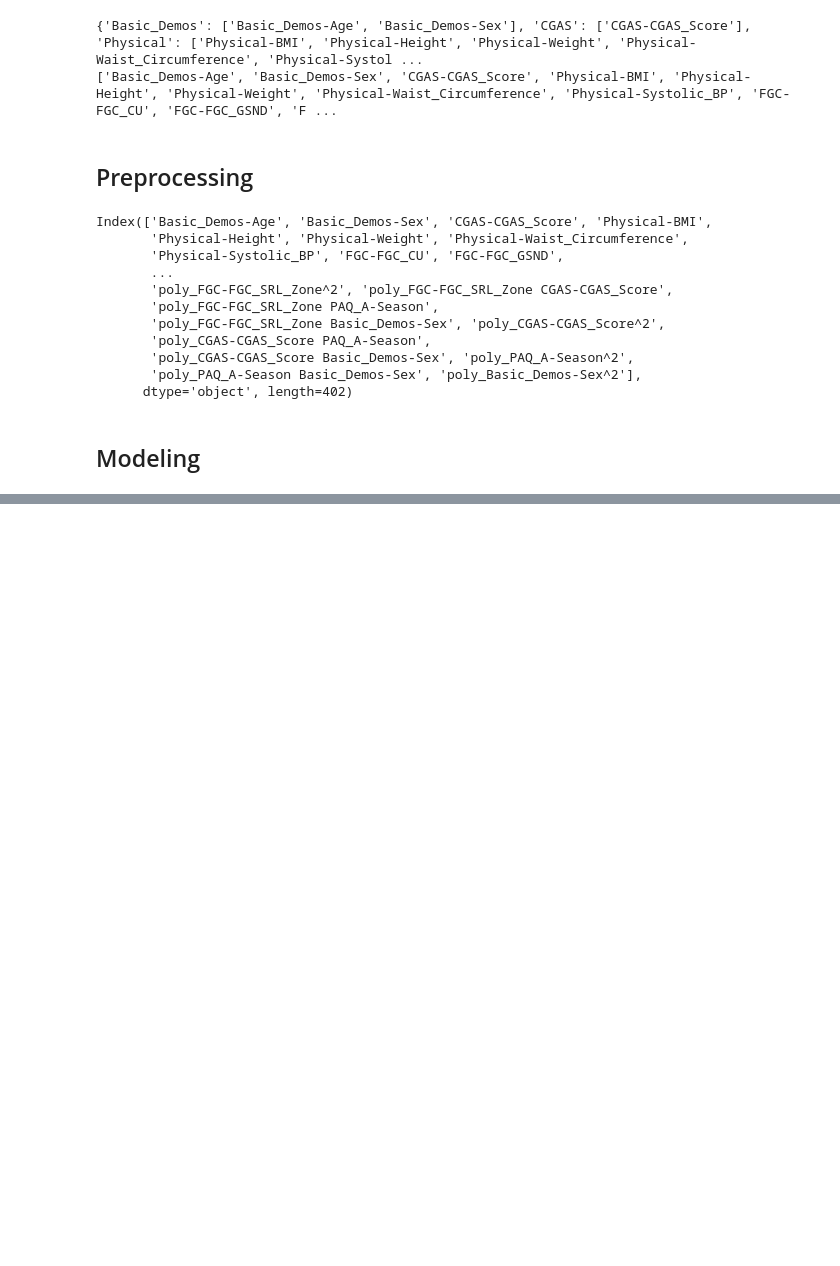
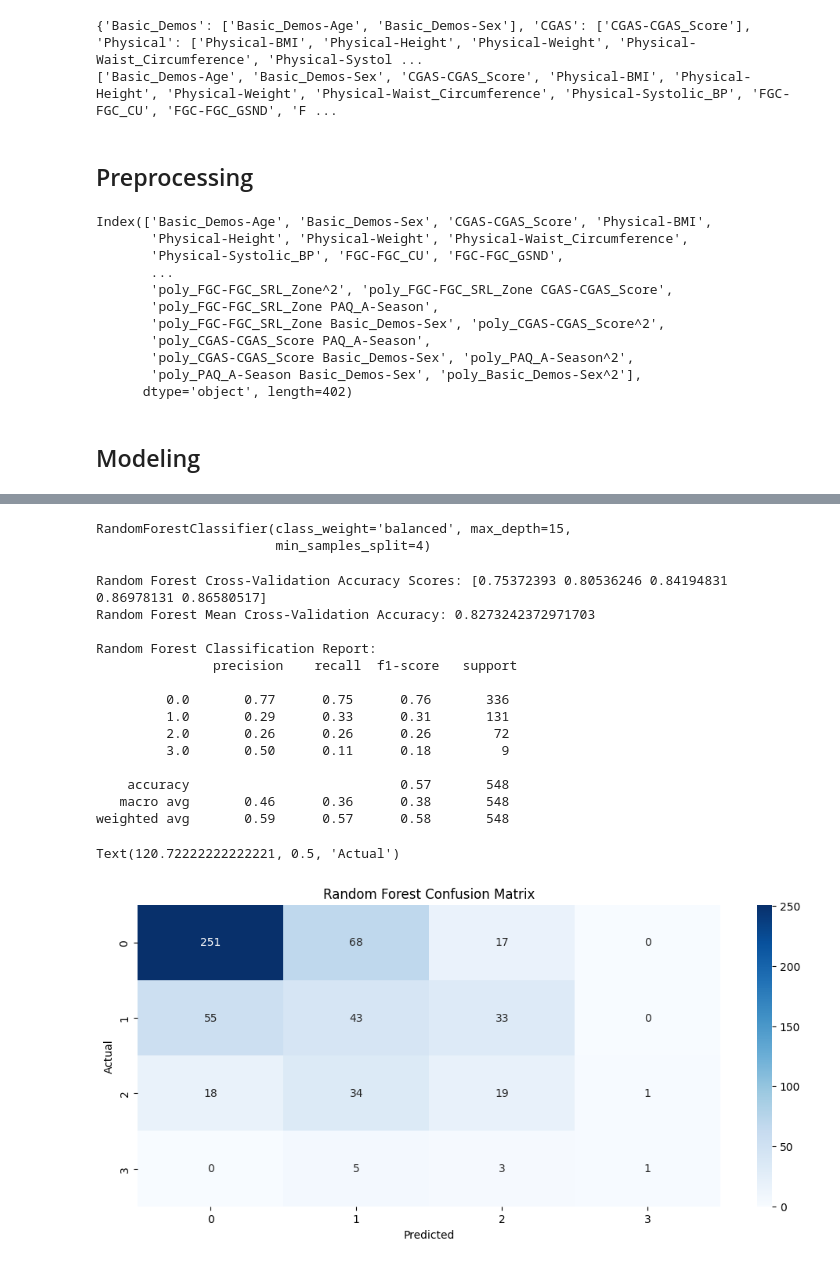
Before and after one commit to erica-landreth/datasci207_fa24_01_LMRSW, a Jupyter notebook: EDA/ASN_Modeling with test data and knn imputing.ipynb, the cells around one changed output, grey strips where cells are left out. Drawn from its saved outputs; the diff is of its cells as text; code cells hidden in the pictures; blank space fills up the shorter version.

```diff
--- a/EDA/ASN_Modeling with test data and knn imputing.ipynb
+++ b/EDA/ASN_Modeling with test data and knn imputing.ipynb
@@ -298,3 +348,54 @@ X_test_selected = pd.DataFrame(select_from_model.transform(X_test), columns=sele
+# %%
+# Best estimator printed out as class_weight = 'balanced', max_depth = 18, min_samples_split=6, n_estimators=250
+rf_random.best_estimator_
+# %% [output]
+RandomForestClassifier(class_weight='balanced', max_depth=15,
+                       min_samples_split=4)
+# %%
+# Best model after hyperparameter tuning
+#rf_model_balanced = RandomForestClassifier(n_estimators=300, max_depth=30, min_samples_split=4, min_samples_leaf=1, random_state=42, class_weight='balanced')
+
+rf_model_balanced = rf_random.best_estimator_
+
+# Cross-validation for Random Forest
+rf_cv_scores = cross_val_score(rf_model_balanced, X_train_selected, y_train, cv=5, scoring='accuracy')
+print("\nRandom Forest Cross-Validation Accuracy Scores:", rf_cv_scores)
+print("Random Forest Mean Cross-Validation Accuracy:", np.mean(rf_cv_scores))
+
+# Fit the Random Forest model
+rf_model_balanced.fit(X_train_selected, y_train)
+
+# Make predictions on the test set
+rf_predictions = rf_model_balanced.predict(X_test_selected)
+
+# Evaluate the models using the test set
+print("\nRandom Forest Classification Report:\n", classification_report(y_test, rf_predictions))
+
+# Plot Confusion Matrices for Test Set
+plt.figure(figsize=(12, 5))
+
+# Random Forest Confusion Matrix
+sns.heatmap(confusion_matrix(y_test, rf_predictions), annot=True, cmap='Blues', fmt='g')
+plt.title('Random Forest Confusion Matrix')
+plt.xlabel('Predicted')
+plt.ylabel('Actual')
+# %% [output]
+Random Forest Cross-Validation Accuracy Scores: [0.75372393 0.80536246 0.84194831 0.86978131 0.86580517]
+Random Forest Mean Cross-Validation Accuracy: 0.8273242372971703
+
+Random Forest Classification Report:
+               precision    recall  f1-score   support
+
+         0.0       0.77      0.75      0.76       336
+         1.0       0.29      0.33      0.31       131
+         2.0       0.26      0.26      0.26        72
+         3.0       0.50      0.11      0.18         9
+
+    accuracy                           0.57       548
+   macro avg       0.46      0.36      0.38       548
+weighted avg       0.59      0.57      0.58       548
+Text(120.72222222222221, 0.5, 'Actual')
+[figure, added]
 # %%
 # Step 8: Modeling with Random Forest and Gradient Boosting (with class weight adjustment)
 # Define Random Forest and Gradient Boosting models with class weight adjustment
```
Also changed, not shown: parts of 7 cells of this notebook.
